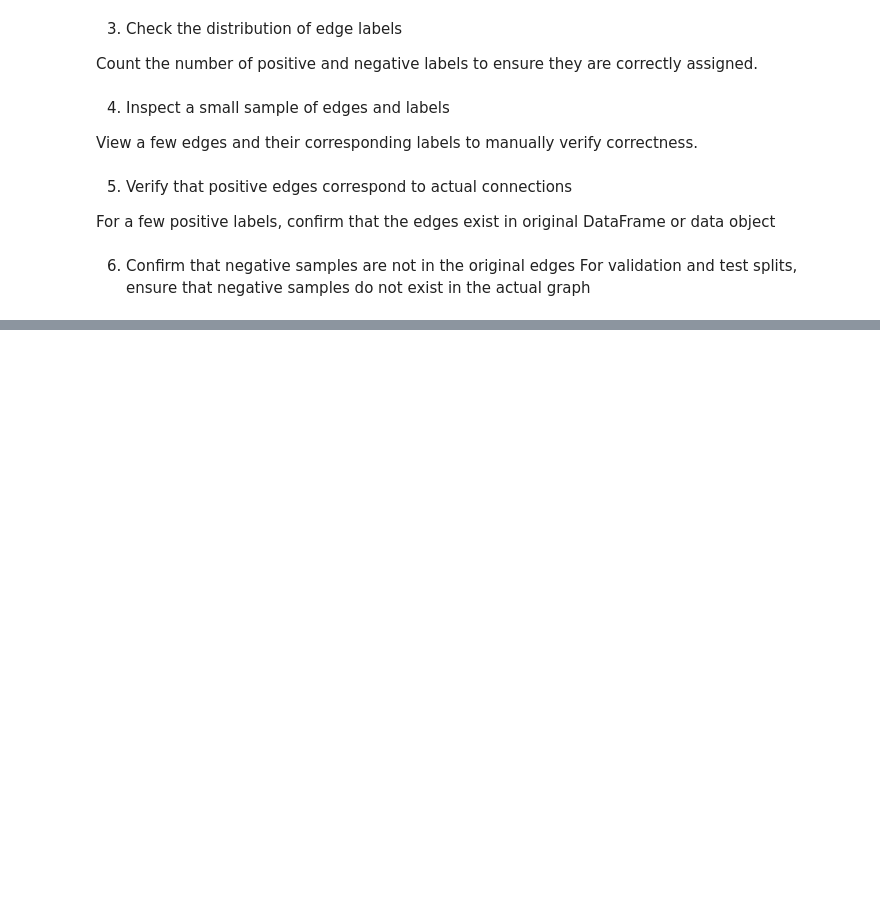
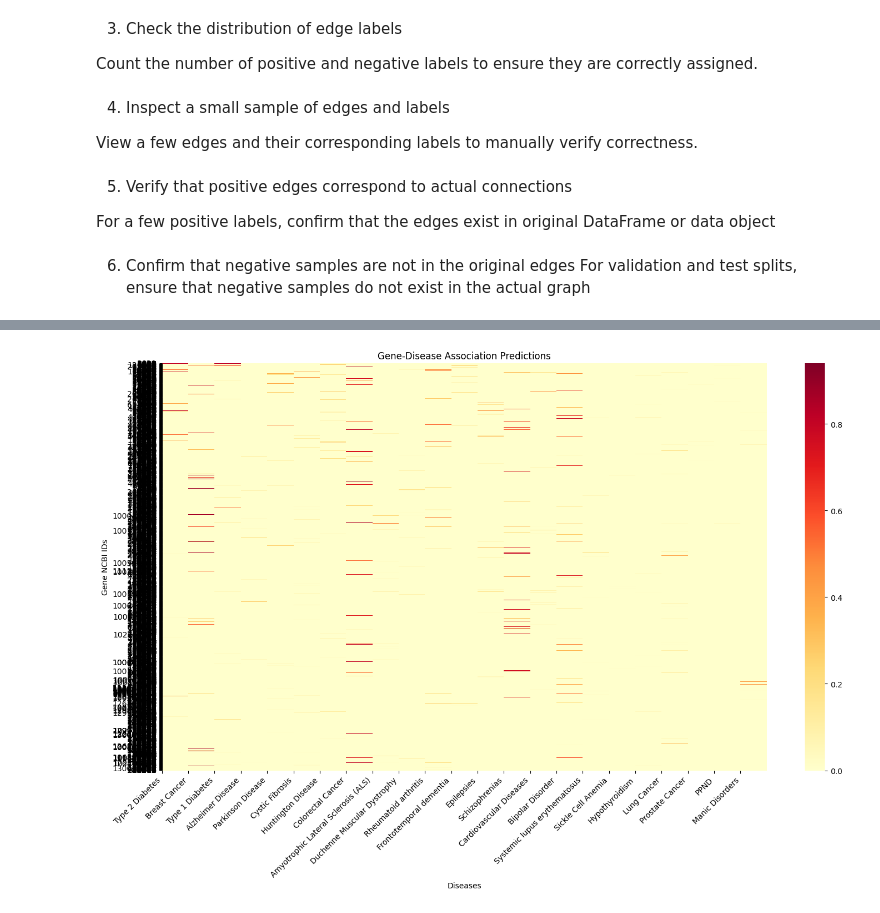
Before and after one commit to m9framar/DisGeNET-BME2024, a Jupyter notebook: GNN.ipynb, the cells around one changed output, grey strips where cells are left out. Drawn from its saved outputs; the diff is of its cells as text; code cells hidden in the pictures; blank space fills up the shorter version.

```diff
--- a/GNN.ipynb
+++ b/GNN.ipynb
@@ -291,0 +457,67 @@ You can also check the batches produced by the LinkNeighborLoader.
+# %%
+import pandas as pd
+import numpy as np
+import torch
+import seaborn as sns
+import matplotlib.pyplot as plt
+
+# Read mappings from CSV
+df = pd.read_csv('finalized_data.csv')
+
+# Create gene and disease mappings
+gene_to_idx = dict(zip(df['geneNcbiID'].unique(), range(len(df['geneNcbiID'].unique()))))
+idx_to_gene = {v: k for k, v in gene_to_idx.items()}
+disease_to_idx = dict(zip(df['diseaseName'].unique(), range(len(df['diseaseName'].unique()))))
+idx_to_disease = {v: k for k, v in disease_to_idx.items()}
+
+@torch.no_grad()
+def get_readable_predictions(model, data, device):
+    model.eval()
+    model = model.to(device)
+    data = data.to(device)
+
+    # Get predictions
+    pred = model(data)
+    pred = pred.sigmoid().cpu().numpy()
+
+    # Get edge indices
+    edge_index = data['gene', 'associates_with', 'disease'].edge_label_index.cpu().numpy()
+
+    # Create DataFrame with predictions and names
+    df_pred = pd.DataFrame({
+        'gene_idx': edge_index[0],
+        'disease_idx': edge_index[1],
+        'gene_ncbi': [idx_to_gene[idx] for idx in edge_index[0]],
+        'disease_name': [idx_to_disease[idx] for idx in edge_index[1]],
+        'prediction_score': pred
+    })
+
+    return df_pred
+
+# Load best model and get predictions
+model.load_state_dict(torch.load('best_model.pt'))
+predictions_df = get_readable_predictions(model, test_data, device)
+
+# Display top predictions
+print("\nTop 20 Predicted Gene-Disease Associations:")
+print(predictions_df.sort_values('prediction_score', ascending=False)
+      .head(20)[['gene_ncbi', 'disease_name', 'prediction_score']])
+
+# Create heatmap
+plt.figure(figsize=(15, 10))
+gene_names = [str(idx_to_gene[i]) for i in range(len(idx_to_gene))]
+disease_names = [idx_to_disease[i] for i in range(len(idx_to_disease))]
+
+predictions_matrix = np.zeros((len(gene_names), len(disease_names)))
+for _, row in predictions_df.iterrows():
+    predictions_matrix[int(row['gene_idx']), int(row['disease_idx'])] = row['prediction_score']
+
+sns.heatmap(predictions_matrix, cmap='YlOrRd')
+plt.title('Gene-Disease Association Predictions')
+plt.xlabel('Diseases')
+plt.ylabel('Gene NCBI IDs')
+plt.xticks(np.arange(len(disease_names)), disease_names, rotation=45, ha='right')
+plt.yticks(np.arange(len(gene_names)), gene_names)
+plt.tight_layout()
+plt.show()
+# %% [output]
@@ -291,0 +541 @@ You can also check the batches produced by the LinkNeighborLoader.
+[figure, added]
```
Also changed, not shown: parts of 16 cells of this notebook.
